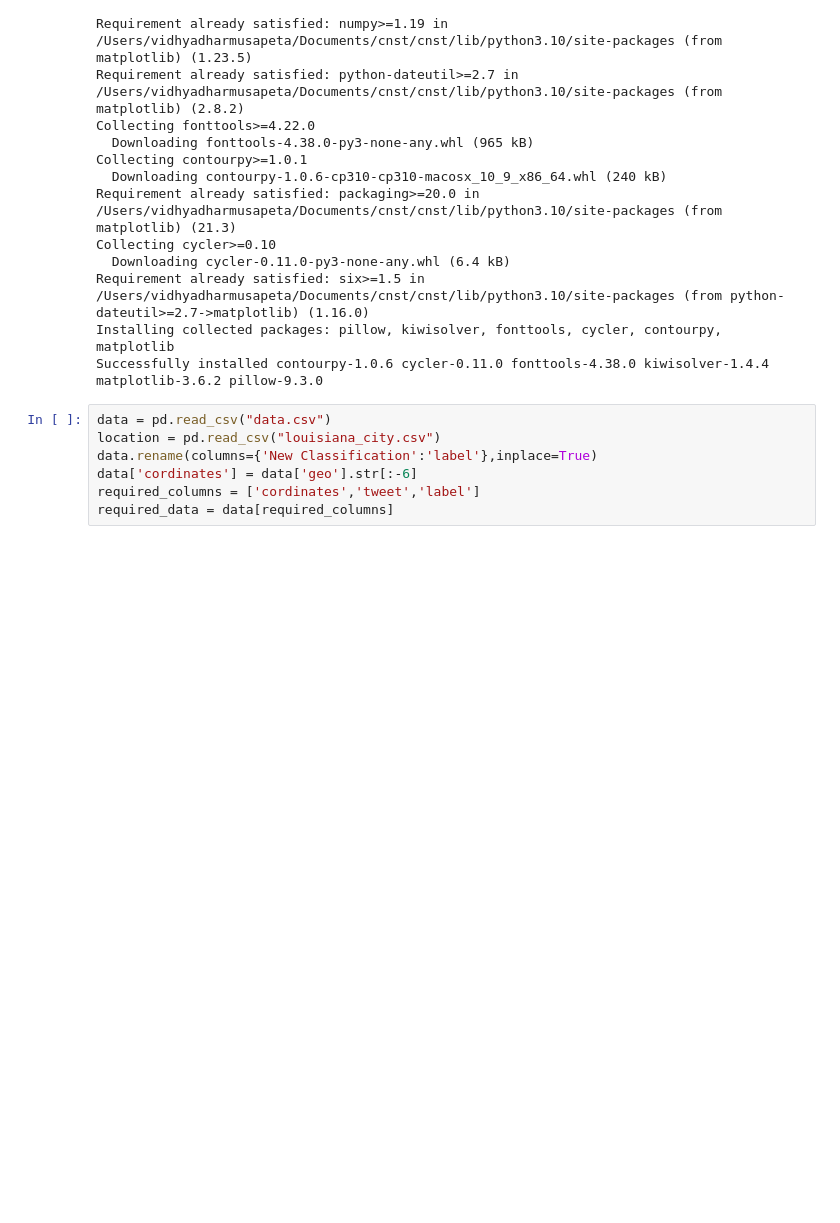
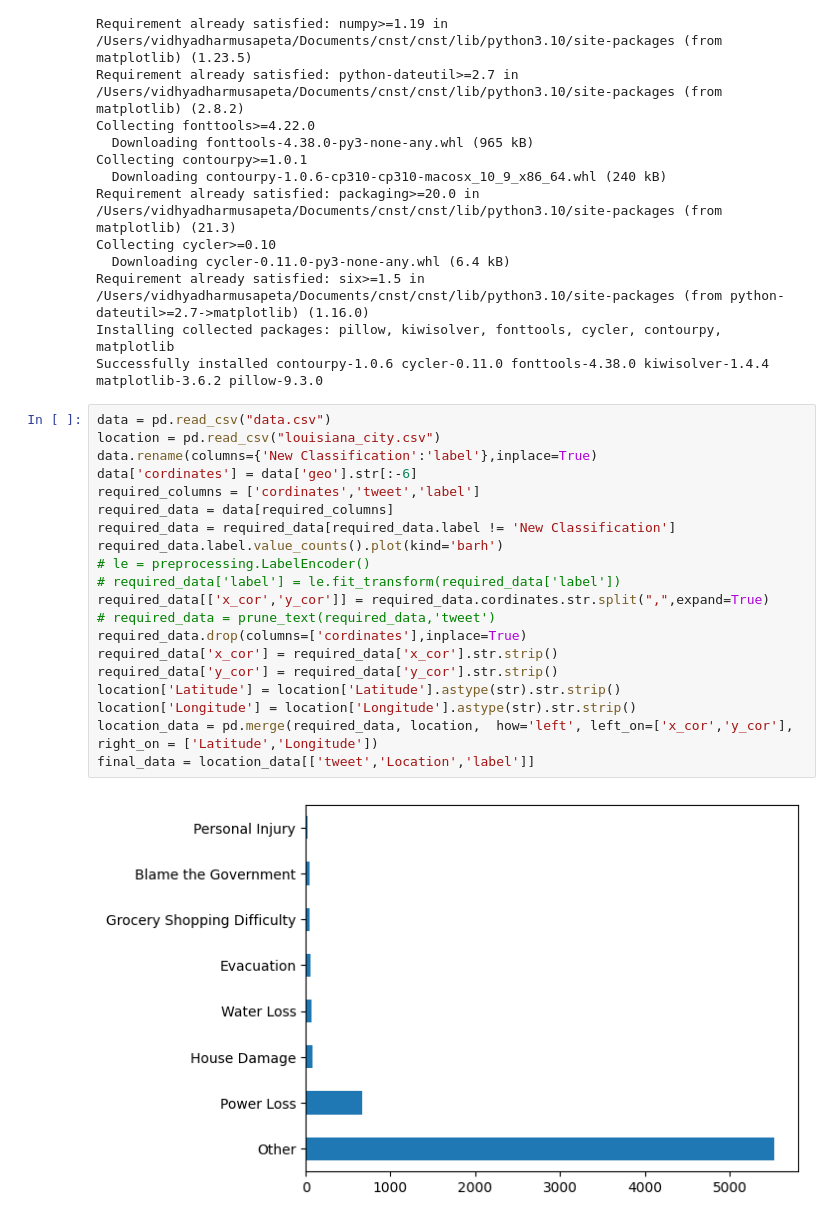
Before and after one commit to sulphuricacid/cnst_prj, a Jupyter notebook: Untitled1.ipynb, the cells around one changed output. Saved outputs shown, nothing was run; the diff lists cells and outputs as text; blank space fills up the shorter version.

```diff
--- a/Untitled1.ipynb
+++ b/Untitled1.ipynb
@@ -23,11 +23,26 @@ Collecting cycler>=0.10
 Requirement already satisfied: six>=1.5 in /Users/vidhyadharmusapeta/Documents/cnst/cnst/lib/python3.10/site-packages (from python-dateutil>=2.7->matplotlib) (1.16.0)
 Installing collected packages: pillow, kiwisolver, fonttools, cycler, contourpy, matplotlib
 Successfully installed contourpy-1.0.6 cycler-0.11.0 fonttools-4.38.0 kiwisolver-1.4.4 matplotlib-3.6.2 pillow-9.3.0
-# %%
-data = pd.read_csv("data.csv")
-location = pd.read_csv("louisiana_city.csv")
-data.rename(columns={'New Classification':'label'},inplace=True)
-data['cordinates'] = data['geo'].str[:-6]
-required_columns = ['cordinates','tweet','label']
-required_data = data[required_columns]
+# %%
+data = pd.read_csv("data.csv")
+location = pd.read_csv("louisiana_city.csv")
+data.rename(columns={'New Classification':'label'},inplace=True)
+data['cordinates'] = data['geo'].str[:-6]
+required_columns = ['cordinates','tweet','label']
+required_data = data[required_columns]
+required_data = required_data[required_data.label != 'New Classification']
+required_data.label.value_counts().plot(kind='barh')
+# le = preprocessing.LabelEncoder()
+# required_data['label'] = le.fit_transform(required_data['label'])
+required_data[['x_cor','y_cor']] = required_data.cordinates.str.split(",",expand=True)
+# required_data = prune_text(required_data,'tweet')
+required_data.drop(columns=['cordinates'],inplace=True)
+required_data['x_cor'] = required_data['x_cor'].str.strip()
+required_data['y_cor'] = required_data['y_cor'].str.strip()
+location['Latitude'] = location['Latitude'].astype(str).str.strip()
+location['Longitude'] = location['Longitude'].astype(str).str.strip()
+location_data = pd.merge(required_data, location,  how='left', left_on=['x_cor','y_cor'], right_on = ['Latitude','Longitude'])
+final_data = location_data[['tweet','Location','label']]
+# %% [output]
+[figure, added]
 # %%
```
Also changed, not shown: parts of 2 cells of this notebook, 2 other files.
